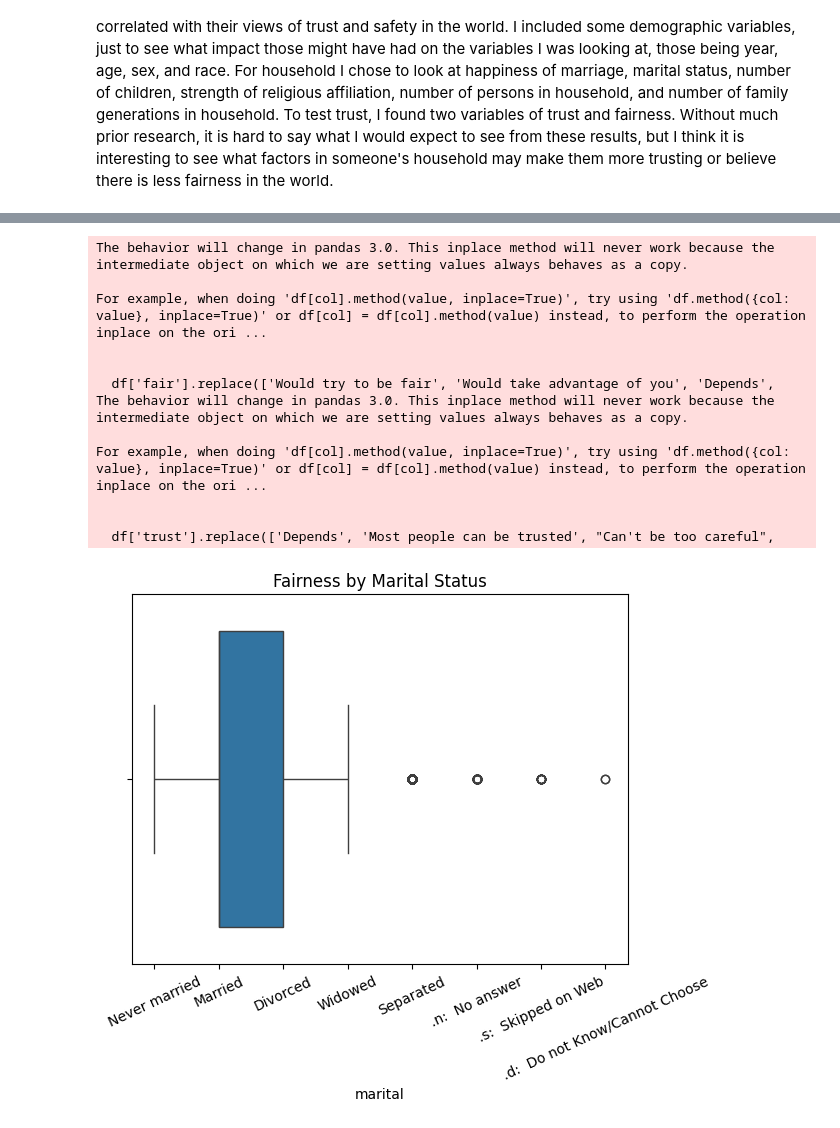
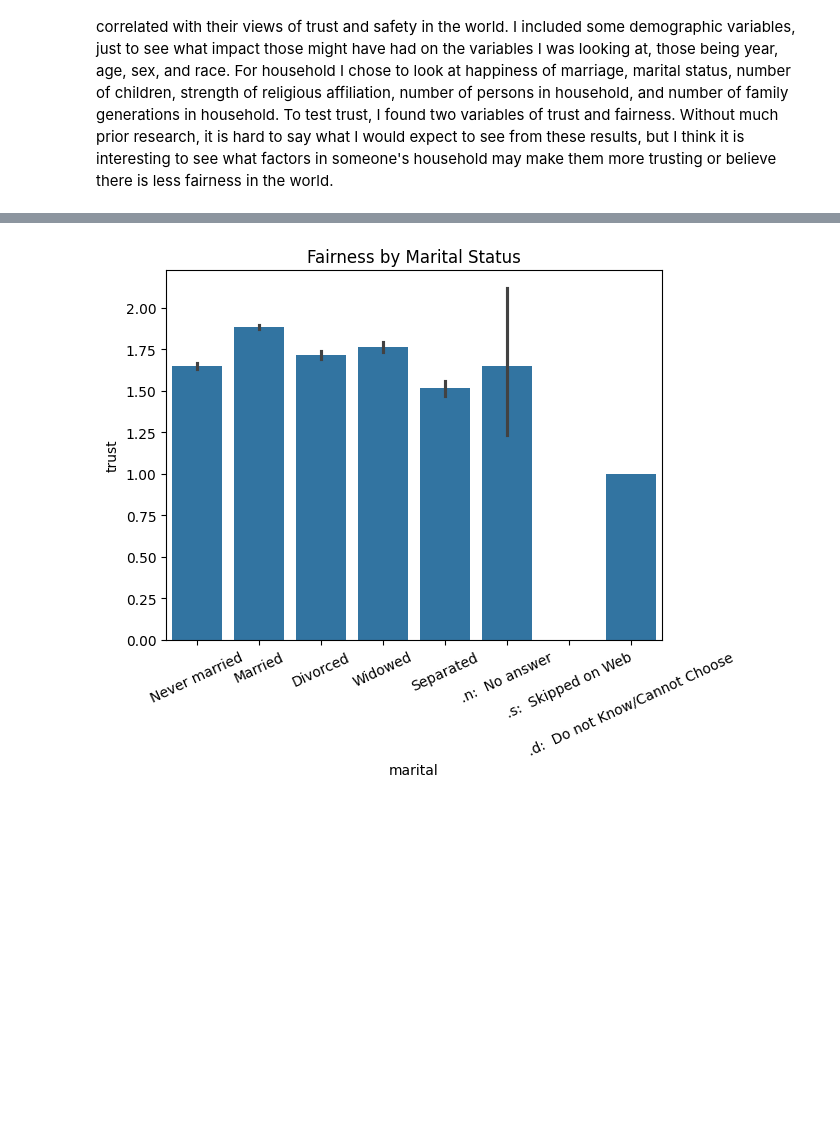
Before and after one commit to nylaup/EDA, a Jupyter notebook: lab/labwork.ipynb, the cells around one changed output, grey strips where cells are left out. Saved outputs shown, nothing was run; the diff lists cells and outputs as text; code cells hidden in the pictures; blank space fills up the shorter version.

```diff
--- a/lab/labwork.ipynb
+++ b/lab/labwork.ipynb
@@ -20,38 +20,21 @@ df.head(5)
 # %%
 #Cleaning up the fair variable
 #print(df['fair'].unique())
 #Add numbers for each value of fairness so you can plot take averages, discard extra values
-df['fair'].replace(['Would try to be fair', 'Would take advantage of you', 'Depends',
+df['fair'] = df['fair'].replace(['Would try to be fair', 'Would take advantage of you', 'Depends',
  '.d:  Do not Know/Cannot Choose', '.n:  No answer', '.i:  Inapplicable',
- '.y:  Not available in this year'], [3, 1, 2, np.nan, np.nan, np.nan, np.nan], inplace=True)
+ '.y:  Not available in this year'], [3, 1, 2, np.nan, np.nan, np.nan, np.nan])
 
 #print(df['trust'].unique())
-df['trust'].replace(['Depends', 'Most people can be trusted', "Can't be too careful",
+df['trust'] = df['trust'].replace(['Depends', 'Most people can be trusted', "Can't be too careful",
  '.d:  Do not Know/Cannot Choose', '.n:  No answer', '.i:  Inapplicable',
- '.y:  Not available in this year'], [2, 3, 1, np.nan, np.nan, np.nan, np.nan], inplace=True)
+ '.y:  Not available in this year'], [2, 3, 1, np.nan, np.nan, np.nan, np.nan])
 
-#convert home population to numeric
-df['hompop'].replace([".n:  No answer"],[np.nan])
-df['hompop'] = pd.to_numeric(df['hompop'])
 
-Trust = df['trust'].dropna()
-Fair = df['fair'].dropna()
-
-sns.boxplot(df, y=Trust, x="marital")
+sns.barplot(df, x='marital', y='trust', estimator='mean')
+#sns.boxplot(df, y=Trust, x="marital")
 plt.title("Fairness by Marital Status")
 plt.xticks(rotation = 25)
 plt.show()
 # %% [output]
-The behavior will change in pandas 3.0. This inplace method will never work because the intermediate object on which we are setting values always behaves as a copy.
-
-For example, when doing 'df[col].method(value, inplace=True)', try using 'df.method({col: value}, inplace=True)' or df[col] = df[col].method(value) instead, to perform the operation inplace on the ori ...
-
-
-  df['fair'].replace(['Would try to be fair', 'Would take advantage of you', 'Depends',
-The behavior will change in pandas 3.0. This inplace method will never work because the intermediate object on which we are setting values always behaves as a copy.
-
-For example, when doing 'df[col].method(value, inplace=True)', try using 'df.method({col: value}, inplace=True)' or df[col] = df[col].method(value) instead, to perform the operation inplace on the ori ...
-
-
-  df['trust'].replace(['Depends', 'Most people can be trusted', "Can't be too careful",
-[figure, old version]
+[figure, new version]
```
Also changed, not shown: parts of 8 cells of this notebook.
